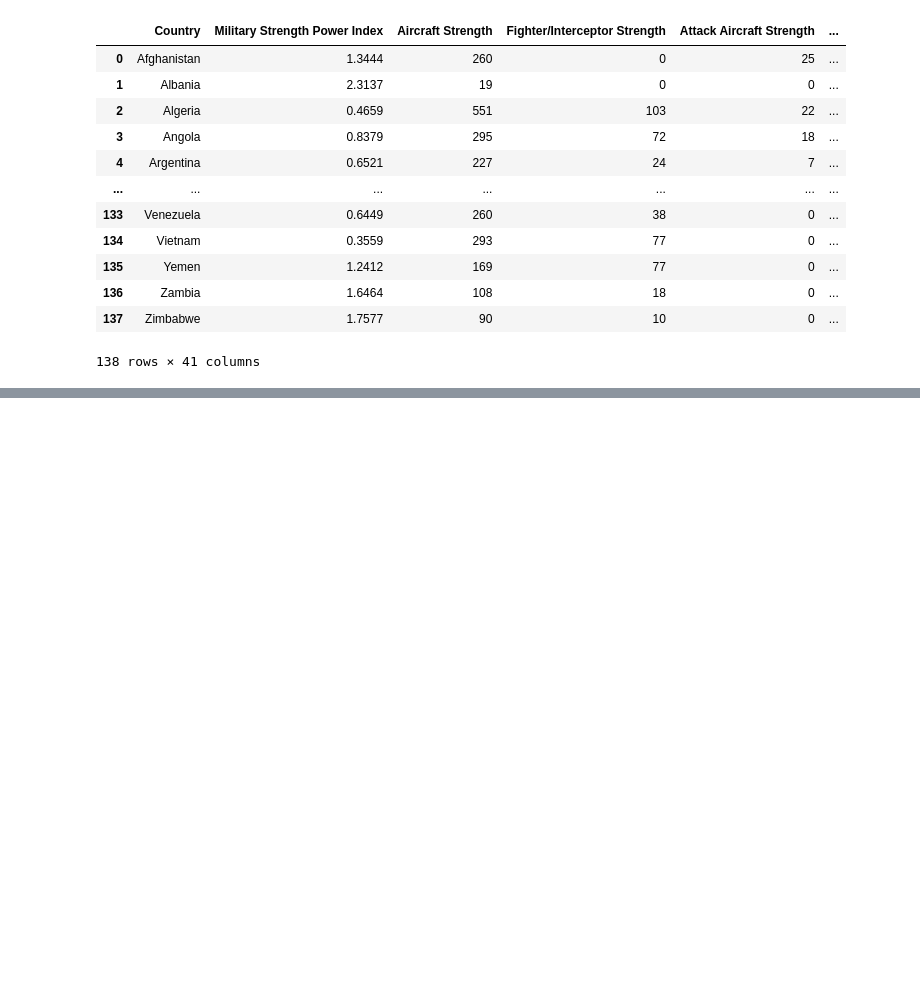
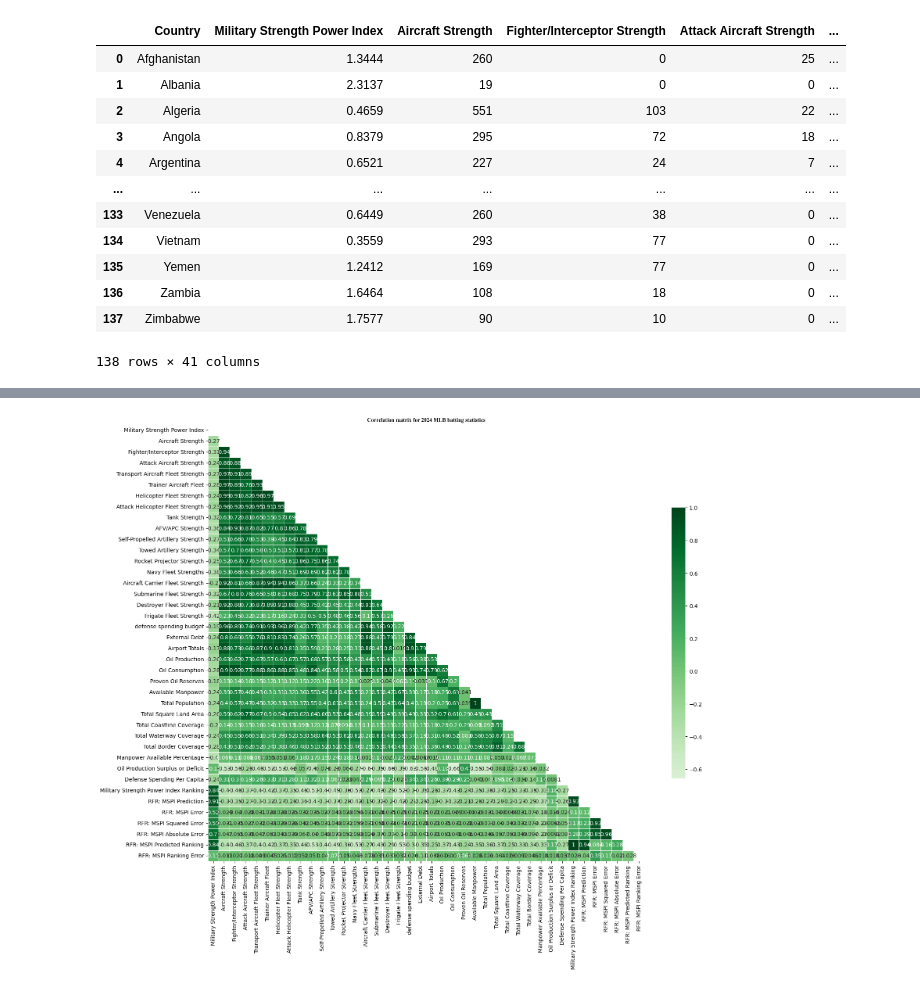
Before and after one commit to matthewcavanaugh96/magnimind, a Jupyter notebook: Military Power/Military Power.ipynb, the cells around one changed output, grey strips where cells are left out. Saved outputs shown, nothing was run; the diff lists cells and outputs as text; code cells hidden in the pictures; blank space fills up the shorter version.

Commit message:
Military power analysis

```diff
--- a/Military Power/Military Power.ipynb
+++ b/Military Power/Military Power.ipynb
@@ -297,0 +299,4 @@ military_power[['Country', 'RFR: MSPI Ranking Error']].sort_values(by='RFR: MSPI
+# %%
+# Calculate correlations with the target column
+military_power_corr_df = military_power.drop('Country', axis=1)
+correlations = military_power_corr_df.corr()['RFR: MSPI Absolute Error']
@@ -297,0 +328,19 @@ military_power[['Country', 'RFR: MSPI Ranking Error']].sort_values(by='RFR: MSPI
+# %%
+#sns.set(style="whitegrid")
+
+# Generate a mask for the upper triangle
+mask = np.zeros_like(military_power_corr_df.corr(numeric_only = True), dtype=bool)
+mask[np.triu_indices_from(mask)] = True
+
+# Set up the matplotlib figure
+f, ax = plt.subplots(figsize=(18, 18))
+
+# Draw the heatmap with the mask and correct aspect ratio
+sns.heatmap(military_power_corr_df.corr(numeric_only = True), mask=mask, cmap='Greens', vmax=1, center=0,
+            square=True, linewidths=.5, cbar_kws={"shrink": .5}, annot=True)
+
+plt.title("Correlation matrix for 2024 MLB batting statistics", font='Times new roman', fontsize=10, fontweight='bold')
+#plt.savefig("Correlation matrix for 2024 MLB batting statistics.png")
+plt.show()
+# %% [output]
+[figure, added]
```
Also changed, not shown: parts of 9 cells of this notebook.
